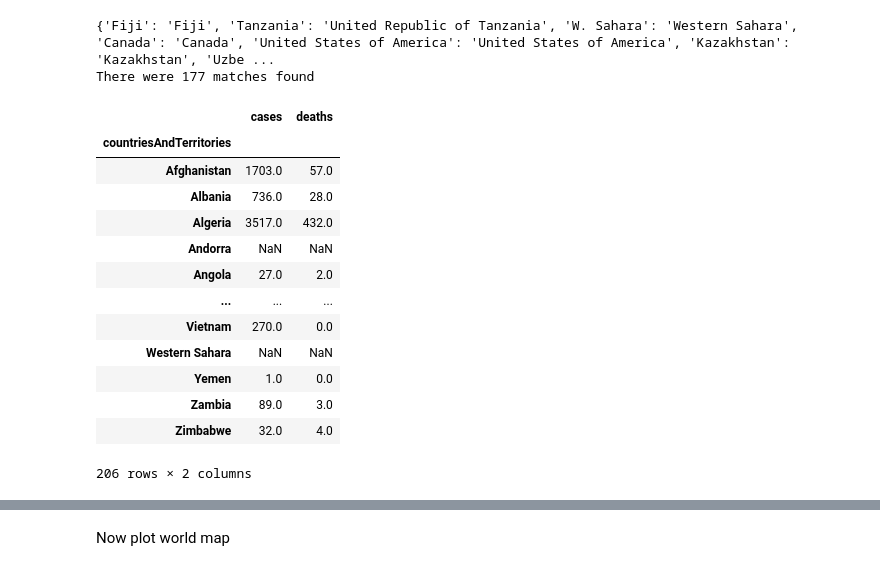
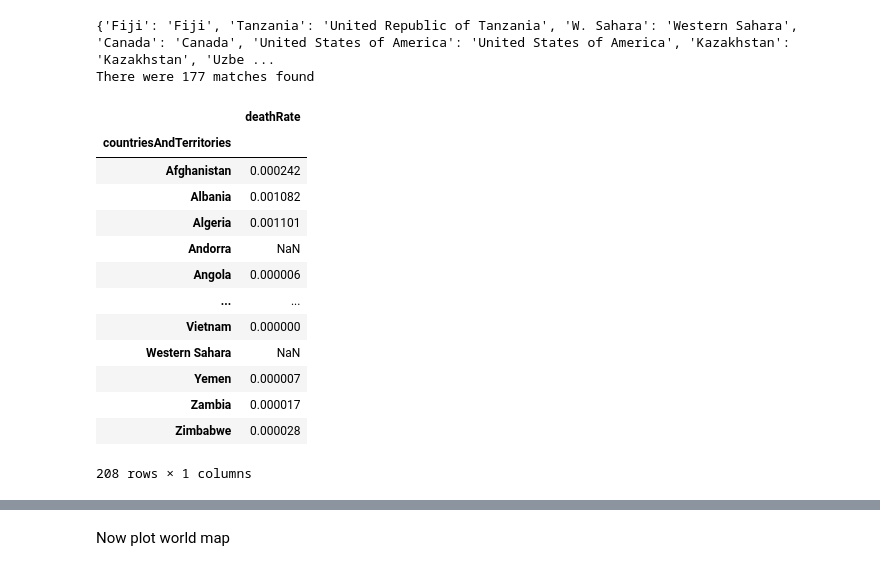
Before and after one commit to aribasadme/COVID19, a Jupyter notebook: covid19_italia.ipynb, the cells around one changed output, grey strips where cells are left out. Cells and saved outputs as stored; diff of their text form; code cells hidden in the pictures.

```diff
--- a/covid19_italia.ipynb
+++ b/covid19_italia.ipynb
@@ -1116,0 +1121,5 @@ plt.gca().invert_yaxis()
+# %%
+df_deathrate = df_grp_country.agg({'cases':'sum','deaths':'sum','popData2018':'max'})
+df_deathrate['deathRate'] = (df_deathrate['deaths']/df_deathrate['popData2018'])*100
+df_deathrate.drop(columns=['cases','deaths','popData2018'],inplace=True)
+df_deathrate.sort_values('deathRate',ascending=False)
@@ -1141,28 +1165,28 @@ print('There were {} matches found'.format(len(match_dict)))
 {'Fiji': 'Fiji', 'Tanzania': 'United Republic of Tanzania', 'W. Sahara': 'Western Sahara', 'Canada': 'Canada', 'United States of America': 'United States of America', 'Kazakhstan': 'Kazakhstan', 'Uzbe ...
 There were 177 matches found
 # %%
-df_tmp = df_cases_deaths_country.copy() # do not overwrite the dataframe
+df_tmp = df_deathrate.copy() # do not overwrite the dataframe
 df_tmp.index = df_tmp.index.map(match_dict) # rename
 df_tmp = df_tmp[~df_tmp.index.duplicated(keep=False)] # drop duplicates
                                                     # from fuzzy match gone wrong
 # Give the same index order as the geojson
 df_reindexed = df_tmp.reindex(index = country_names)
 df_reindexed
 # %% [output]
-|  | cases | deaths |
-| countriesAndTerritories |  |  |
-| Afghanistan | 1703.0 | 57.0 |
-| Albania | 736.0 | 28.0 |
-| Algeria | 3517.0 | 432.0 |
-| Andorra | NaN | NaN |
-| Angola | 27.0 | 2.0 |
-| ... | ... | ... |
-| Vietnam | 270.0 | 0.0 |
-| Western Sahara | NaN | NaN |
-| Yemen | 1.0 | 0.0 |
-| Zambia | 89.0 | 3.0 |
-| Zimbabwe | 32.0 | 4.0 |
+|  | deathRate |
+| countriesAndTerritories |  |
+| Afghanistan | 0.000242 |
+| Albania | 0.001082 |
+| Algeria | 0.001101 |
+| Andorra | NaN |
+| Angola | 0.000006 |
+| ... | ... |
+| Vietnam | 0.000000 |
+| Western Sahara | NaN |
+| Yemen | 0.000007 |
+| Zambia | 0.000017 |
+| Zimbabwe | 0.000028 |
-206 rows × 2 columns
+208 rows × 1 columns
 # %%
 # Filter those that are in our dataset
 filt = (world['name'].isin(country_names))
```
Also changed, not shown: parts of 45 cells of this notebook, 1 other file.
